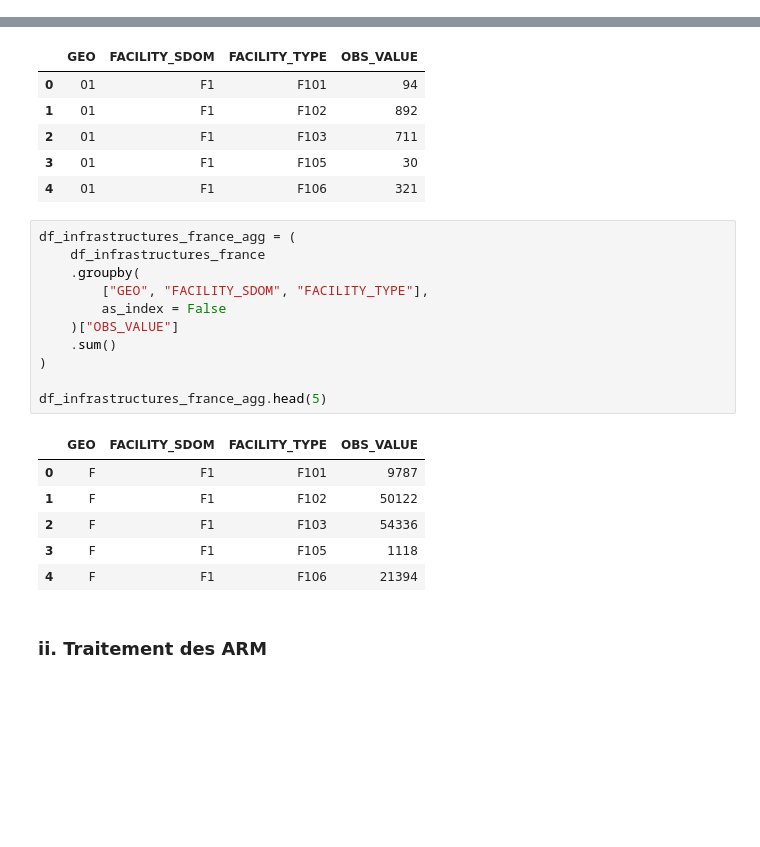
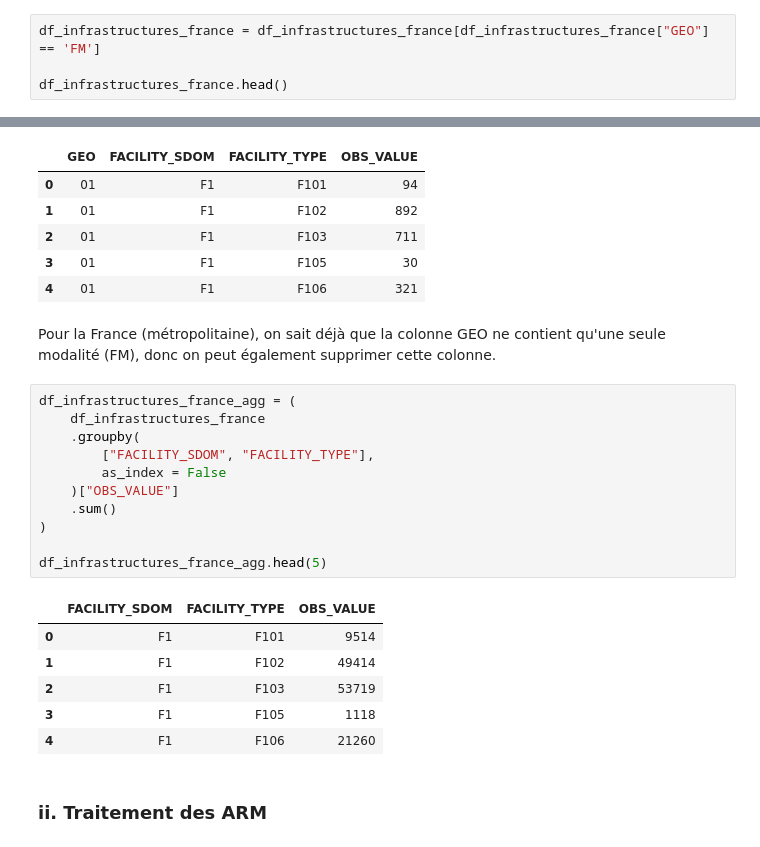
Before and after one commit to heloise1414/Projet-Python-S3, a Jupyter notebook: code/main-clemence v3.ipynb, the cells around one changed output, grey strips where cells are left out. Saved outputs shown, nothing was run; the diff lists cells and outputs as text; blank space fills up the shorter version.

Commit message:
compléter dep, france - nettoyage (1)

```diff
--- a/code/main-clemence v3.ipynb
+++ b/code/main-clemence v3.ipynb
@@ -816,0 +885,4 @@ df_infrastructures_france.head(5)
+# %%
+df_infrastructures_france = df_infrastructures_france[df_infrastructures_france["GEO"] == 'FM']
+
+df_infrastructures_france.head()
@@ -870,24 +949,26 @@ df_infrastructures_dep_agg.head(5)
 | 2 | 01 | F1 | F103 | 711 |
 | 3 | 01 | F1 | F105 | 30 |
 | 4 | 01 | F1 | F106 | 321 |
+# %% [markdown]
+Pour la France (métropolitaine), on sait déjà que la colonne GEO ne contient qu'une seule modalité (FM), donc on peut également supprimer cette colonne.
 # %%
 df_infrastructures_france_agg = (
     df_infrastructures_france
     .groupby(
-        ["GEO", "FACILITY_SDOM", "FACILITY_TYPE"],
+        ["FACILITY_SDOM", "FACILITY_TYPE"],
         as_index = False
     )["OBS_VALUE"]
     .sum()
 )
 
 df_infrastructures_france_agg.head(5)
 # %% [output]
-|  | GEO | FACILITY_SDOM | FACILITY_TYPE | OBS_VALUE |
-| 0 | F | F1 | F101 | 9787 |
-| 1 | F | F1 | F102 | 50122 |
-| 2 | F | F1 | F103 | 54336 |
-| 3 | F | F1 | F105 | 1118 |
-| 4 | F | F1 | F106 | 21394 |
+|  | FACILITY_SDOM | FACILITY_TYPE | OBS_VALUE |
+| 0 | F1 | F101 | 9514 |
+| 1 | F1 | F102 | 49414 |
+| 2 | F1 | F103 | 53719 |
+| 3 | F1 | F105 | 1118 |
+| 4 | F1 | F106 | 21260 |
 # %% [markdown]
 ### ii. Traitement des ARM
 # %% [markdown]
```
Also changed, not shown: parts of 18 cells of this notebook.
